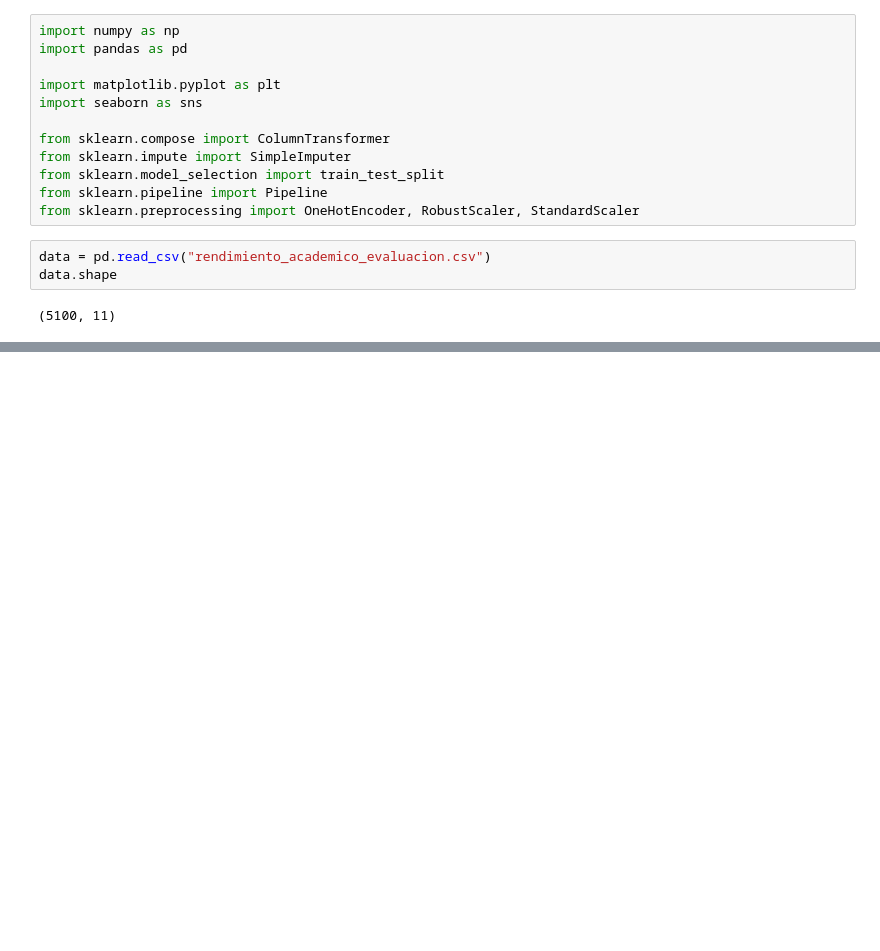
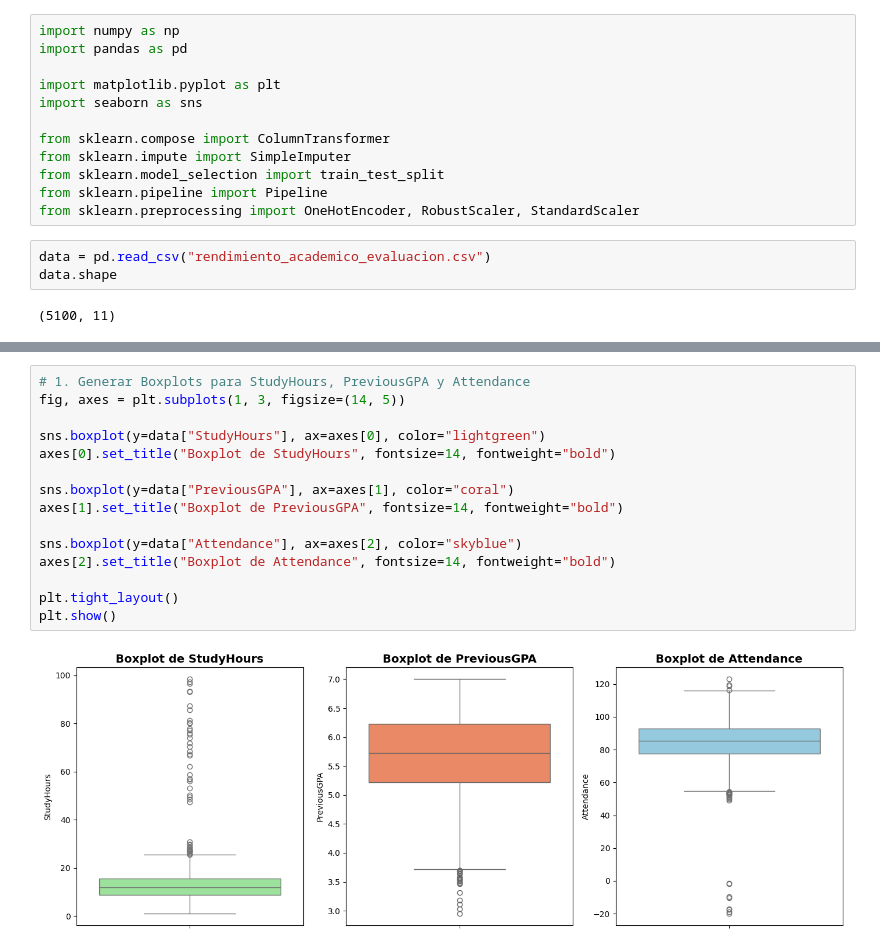
Before and after one commit to benjaminqq-12/Inteligencia-Artificial-2026-2, a Jupyter notebook: E1-EDA/Evaluacion_1_EDA.ipynb, the cells around one changed output, grey strips where cells are left out. Saved outputs shown, nothing was run; the diff lists cells and outputs as text; blank space fills up the shorter version.

```diff
--- a/E1-EDA/Evaluacion_1_EDA.ipynb
+++ b/E1-EDA/Evaluacion_1_EDA.ipynb
@@ -34,0 +94,17 @@ JJAJJAA
+# %%
+# 1. Generar Boxplots para StudyHours, PreviousGPA y Attendance
+fig, axes = plt.subplots(1, 3, figsize=(14, 5))
+
+sns.boxplot(y=data["StudyHours"], ax=axes[0], color="lightgreen")
+axes[0].set_title("Boxplot de StudyHours", fontsize=14, fontweight="bold")
+
+sns.boxplot(y=data["PreviousGPA"], ax=axes[1], color="coral")
+axes[1].set_title("Boxplot de PreviousGPA", fontsize=14, fontweight="bold")
+
+sns.boxplot(y=data["Attendance"], ax=axes[2], color="skyblue")
+axes[2].set_title("Boxplot de Attendance", fontsize=14, fontweight="bold")
+
+plt.tight_layout()
+plt.show()
+# %% [output]
+[figure, added]
```
Also changed, not shown: parts of 39 cells of this notebook.
